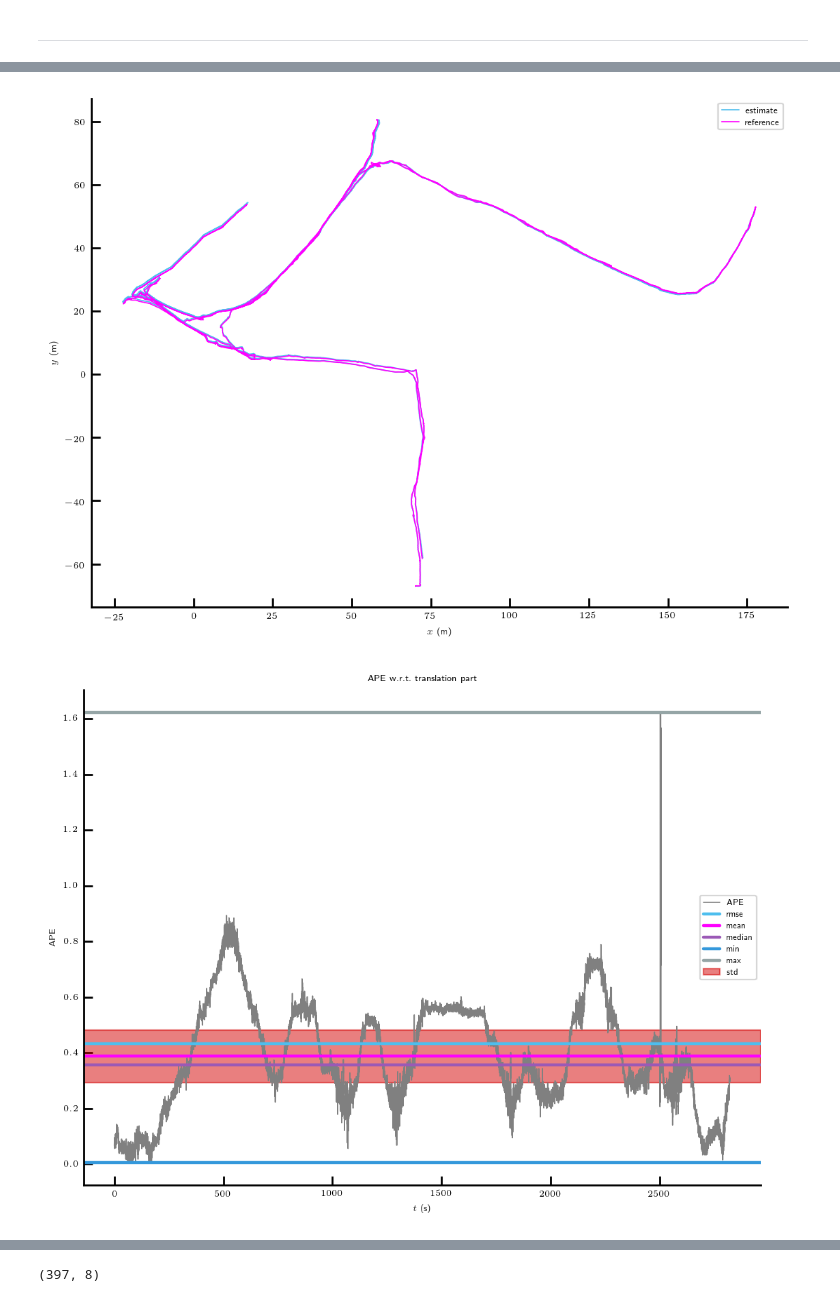
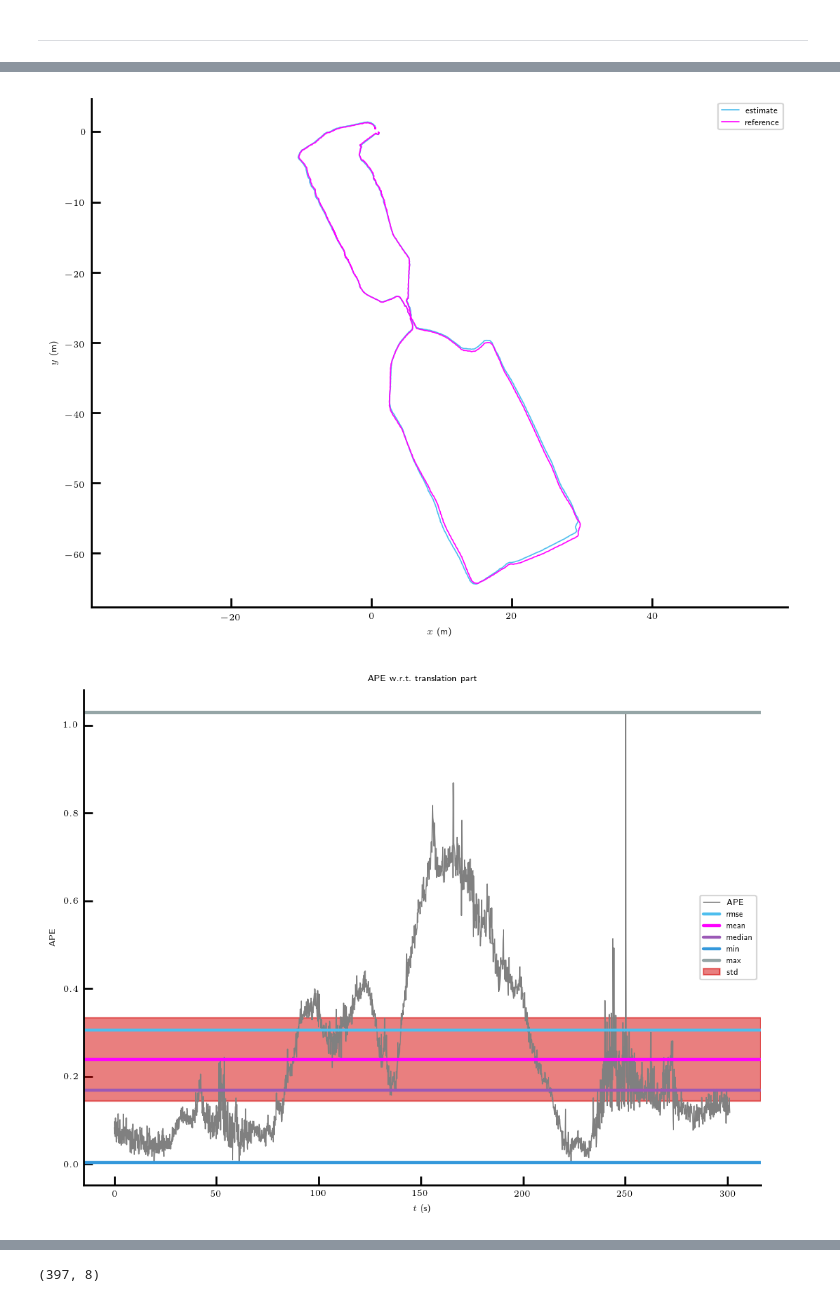
Before and after one commit to ethz-asl/maplab_tools, a Jupyter notebook: maplab_profiles/bin/evaluation_raw.ipynb, the cells around one changed output, grey strips where cells are left out. Drawn from its saved outputs; the diff is of its cells as text; code cells hidden in the pictures.

```diff
--- a/maplab_profiles/bin/evaluation_raw.ipynb
+++ b/maplab_profiles/bin/evaluation_raw.ipynb
@@ -21,8 +21,9 @@ from pose_trajectory_evaluation import PoseTrajectoryEvaluation
 %reload_ext autoreload
 %autoreload 2
 # %%
-# export_path = '/mnt/data/datasets/fgsp/gt/h_floor_anymal_1/'
-export_path = '/mnt/data/datasets/fgsp/gt/hagerbach_anymal_1/'
+##### export_path = '/mnt/data/datasets/fgsp/gt/h_floor_anymal_1/'
+export_path = '/media/berlukas/Data/data/datasets/fgsp/v2/se3_r3_comparison_h_floor/'
+
 n = 0
 
 compslam_trajectories = []
@@ -30,7 +31,7 @@ gt_trajectories = []
 
 for i in range(0, n+1):
 #     compslam_traj_filename = export_path + 'compslam_spectral.npy'
-    compslam_traj_filename = export_path + 'baseline_absolute.npy'
+    compslam_traj_filename = export_path + 'se3_with_20_constraints_and_6_scales2.npy'
     gt_traj_filename = export_path + 'gt.npy'
 
     compslam_trajectories.append(np.load(compslam_traj_filename))
@@ -86,16 +87,16 @@ Maplab poses: 2948
 # %%
 max_diff = 0.1
 
-delta = 10
+delta = 1
 delta_unit = metrics.Unit.frames
-all_pairs = False
+all_pairs = True
 
 # skip the first few estimates due to the darpa alignment
 # compslam_trajectories[0] = compslam_trajectories[0][10:,:]
 # server_trajectories[0] = server_trajectories[0][5:,:]
 # server_trajectories[0] = server_trajectories[0][0:len(server_trajectories[0])-255,:]
 # %%
-gt_trajectories[0] = gt_trajectories[0][0:len(gt_trajectories[0])-255,:]
+gt_trajectories[0] = gt_trajectories[0][250:len(gt_trajectories[0]),:]
 # %%
 def plot_evaluations_APE(data, ape_metric, ape_stats):
     # Trajectory plot
@@ -169,8 +170,8 @@ def ts_ns_to_seconds(ts_ns):
 def convert_to_traj(trajectory):
     ts = ts_ns_to_seconds(trajectory[:,0])
     xyz = trajectory[:,1:4]
-    xyz = np.zeros((trajectory.shape[0],3))
-    xyz[:,0:2] = trajectory[:,1:3]
+#     xyz = np.zeros((trajectory.shape[0],3))
+#     xyz[:,0:2] = trajectory[:,1:3]
     wxyz = trajectory[:,4:8]
     return PoseTrajectory3D(positions_xyz = xyz, orientations_quat_wxyz = wxyz, timestamps = ts)
 
@@ -178,20 +179,19 @@ print(f'=== COMPSLAM =========================================================')
 compslam_traj = convert_to_traj(compslam_trajectories[idx])
 gt_traj = convert_to_traj(gt_trajectories[idx])
 gt_traj, compslam_traj = sync.associate_trajectories(gt_traj, compslam_traj, max_diff)
-compslam_traj.align(gt_traj, correct_scale=False, correct_only_scale=False, n=1500)
-
+compslam_traj.align(gt_traj, correct_scale=False, correct_only_scale=False, n=600)
 data = (gt_traj, compslam_traj)
 perform_evaluation_using_data(data, delta, delta_unit, all_pairs)
 
 
-# print(f'=== Maplab ===========================================================')
-# server_traj = convert_to_traj(server_trajectories[idx])
-# gt_traj = convert_to_traj(gt_trajectories[idx])
-# gt_traj, server_traj = sync.associate_trajectories(gt_traj, server_traj, max_diff)
-# server_traj.align(gt_traj, correct_scale=False, correct_only_scale=False)
+print(f'=== Maplab ===========================================================')
+server_traj = convert_to_traj(server_trajectories[idx])
+gt_traj = convert_to_traj(gt_trajectories[idx])
+gt_traj, server_traj = sync.associate_trajectories(gt_traj, server_traj, max_diff)
+server_traj.align(gt_traj, correct_scale=False, correct_only_scale=False, n=600)
 
-# data = (gt_traj, server_traj)
-# perform_evaluation_using_data(data, delta, delta_unit, all_pairs)
+data = (gt_traj, server_traj)
+perform_evaluation_using_data(data, delta, delta_unit, all_pairs)
 # %% [output]
 === COMPSLAM =========================================================
 --- Translational Part -----------------------------
@@ -215,2 +215,2 @@ APE:
-[figure, old version]
+[figure, new version]
-[figure, old version]
+[figure, new version]
```
Also changed, not shown: parts of 2 cells of this notebook, 2 other files.
